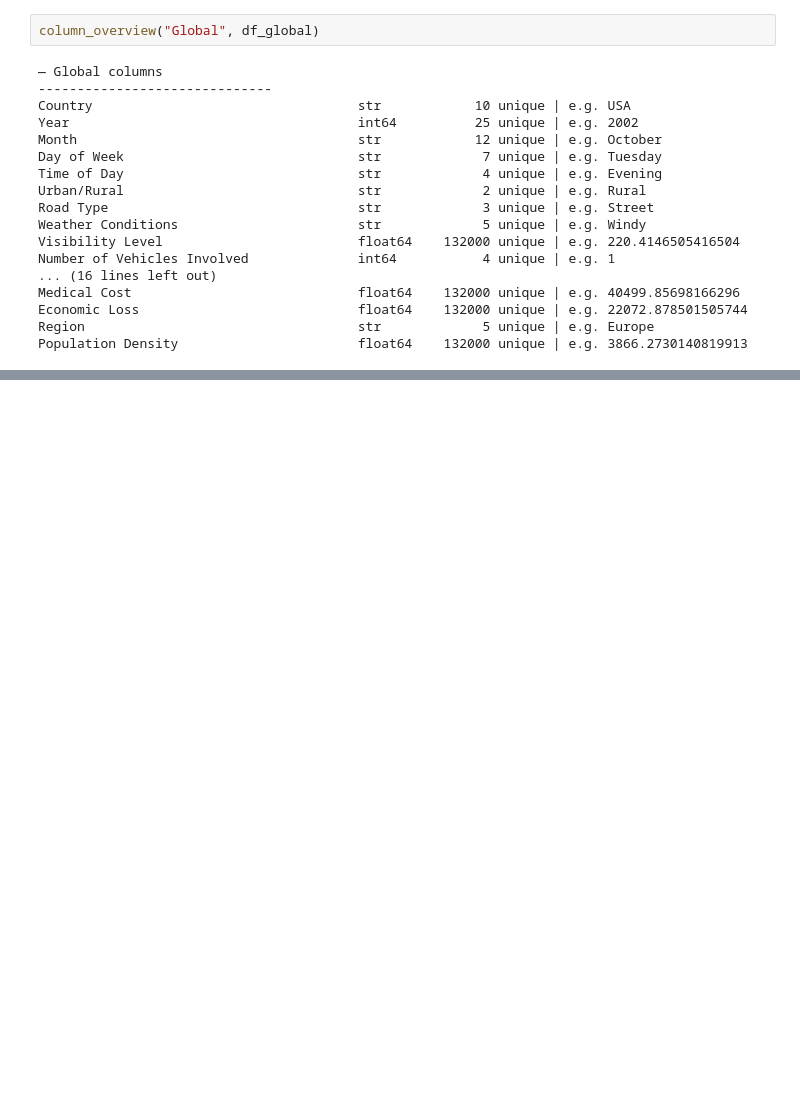
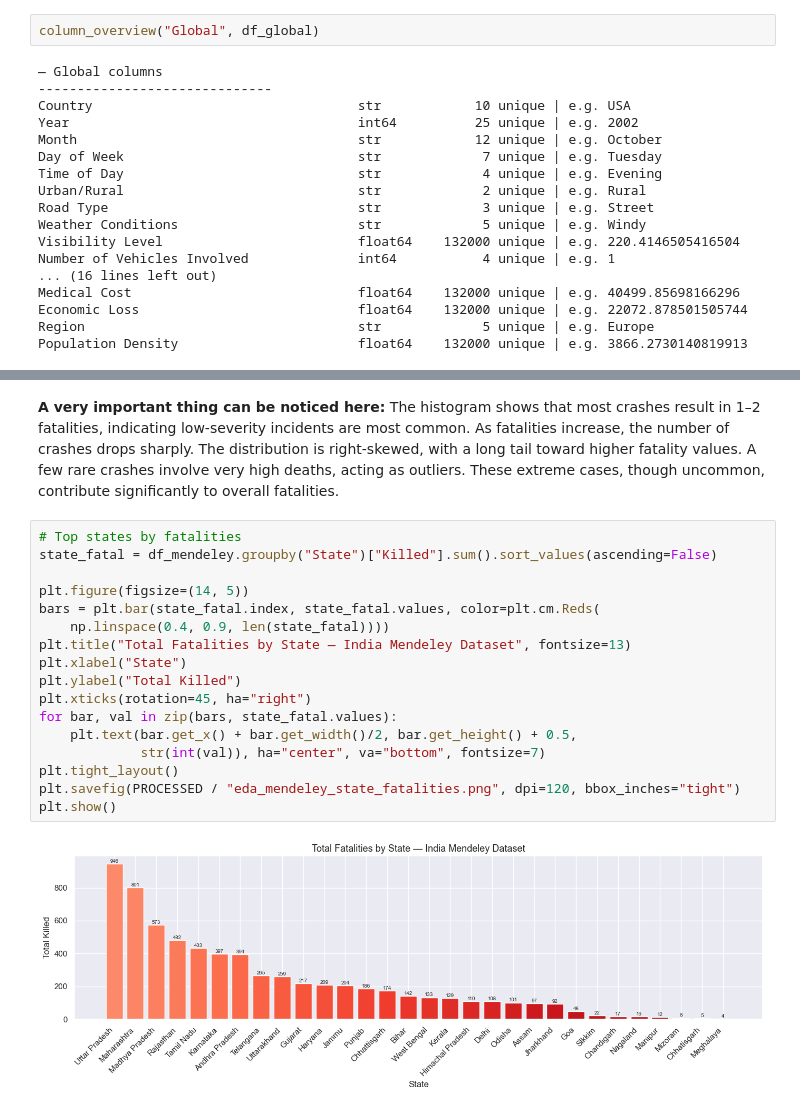
Before and after one commit to road-safety-and-blackspot-detection/Blackspot-Detection-Alert-System, a Jupyter notebook: ml-engine/notebooks/01_eda.ipynb, the cells around one changed output, grey strips where cells are left out. Cells and saved outputs as stored; diff of their text form; blank space fills up the shorter version.

```diff
--- a/ml-engine/notebooks/01_eda.ipynb
+++ b/ml-engine/notebooks/01_eda.ipynb
@@ -216,0 +294,26 @@ Population Density                       float64    132000 unique | e.g. 3866.27
+# %% [markdown]
+**A very important thing can be noticed here:**
+The histogram shows that most crashes result in 1–2 fatalities, indicating low-severity incidents are most common.
+As fatalities increase, the number of crashes drops sharply.
+The distribution is right-skewed, with a long tail toward higher fatality values.
+A few rare crashes involve very high deaths, acting as outliers.
+These extreme cases, though uncommon, contribute significantly to overall fatalities.
+# %%
+# Top states by fatalities
+state_fatal = df_mendeley.groupby("State")["Killed"].sum().sort_values(ascending=False)
+
+plt.figure(figsize=(14, 5))
+bars = plt.bar(state_fatal.index, state_fatal.values, color=plt.cm.Reds(
+    np.linspace(0.4, 0.9, len(state_fatal))))
+plt.title("Total Fatalities by State — India Mendeley Dataset", fontsize=13)
+plt.xlabel("State")
+plt.ylabel("Total Killed")
+plt.xticks(rotation=45, ha="right")
+for bar, val in zip(bars, state_fatal.values):
+    plt.text(bar.get_x() + bar.get_width()/2, bar.get_height() + 0.5,
+             str(int(val)), ha="center", va="bottom", fontsize=7)
+plt.tight_layout()
+plt.savefig(PROCESSED / "eda_mendeley_state_fatalities.png", dpi=120, bbox_inches="tight")
+plt.show()
+# %% [output]
+[figure, added]
```
Also changed, not shown: parts of 32 cells of this notebook, 12 other files.
